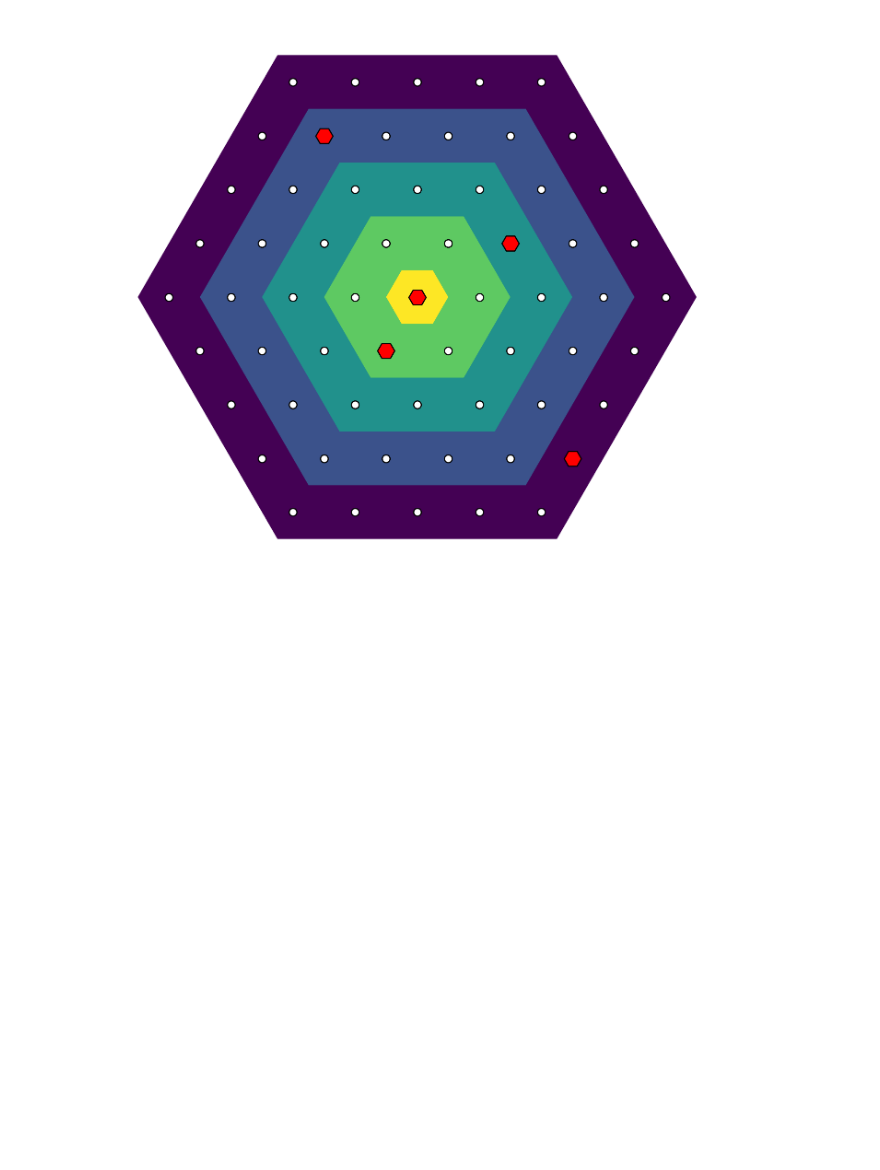
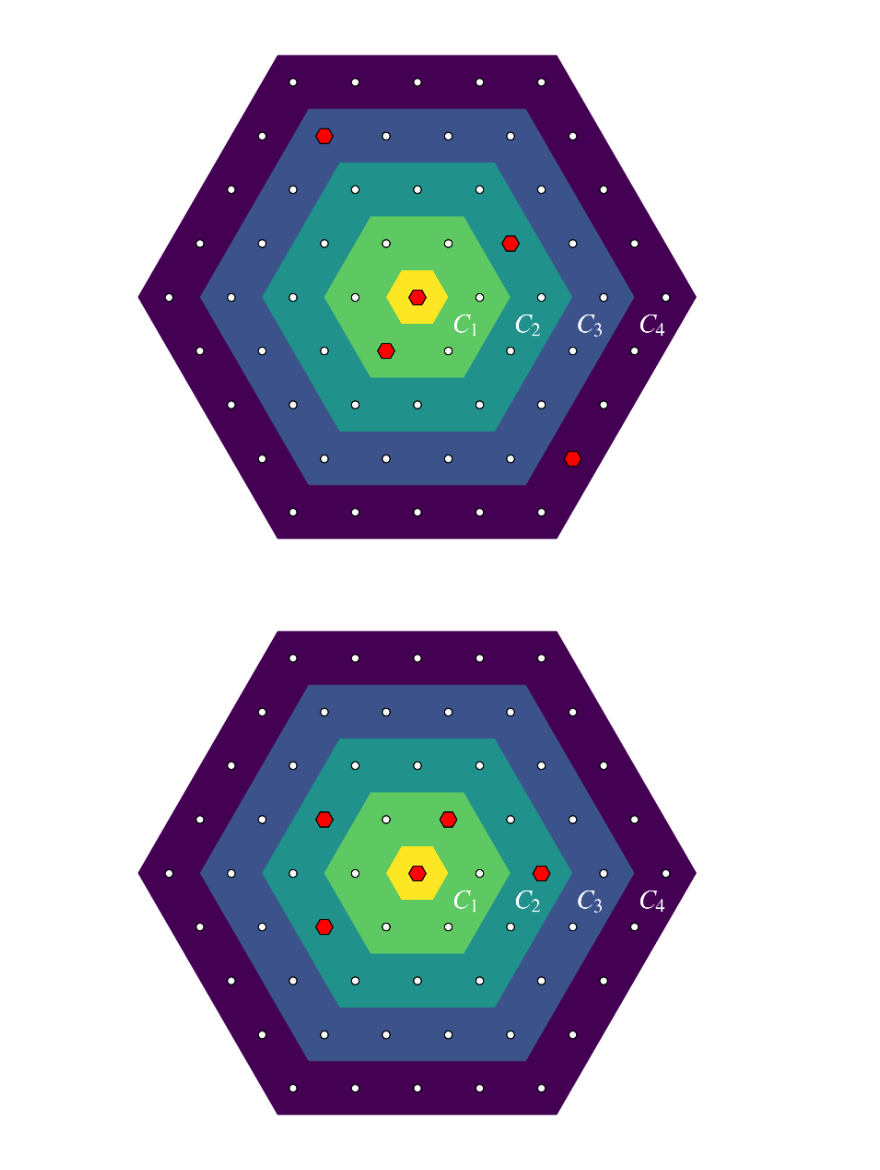
Before and after one commit to Quizznor/thesis-latex, a Jupyter notebook: scripts/plot_scripts/t3_trigger_modes/t3_trigger_modes.ipynb, the cells around one changed output. Saved outputs shown, nothing was run; the diff lists cells and outputs as text; code cells hidden in the pictures; blank space fills up the shorter version.

Commit message:
add t3 trigger modes plot

```diff
--- a/scripts/plot_scripts/t3_trigger_modes/t3_trigger_modes.ipynb
+++ b/scripts/plot_scripts/t3_trigger_modes/t3_trigger_modes.ipynb
@@ -83,5 +80,16 @@ def setup_plot(*highlights):
         x, y = points[0, h], points[1, h]
         ax.scatter(x, y, facecolor='r', marker='H', s=20, edgecolor='k', lw=0.3)
 
+    for crown in range(1, 5):
+        ax.text(
+            1500 * crown - 300,
+            -700,
+            f"$C_{crown}$",
+            horizontalalignment="center",
+            verticalalignment="center",
+            fontsize=7,
+            color="w"
+        )
+
     return ax, points
 # %% [output]
@@ -97,4 +105,8 @@ def setup_plot(*highlights):
 # %%
-ax, points = setup_plot(0, 5, 8, 25, 58)
+ax, points = setup_plot(0, 5, 8, 25, 58)    # horizontal mode
 # %% [output]
-[figure, old version]
+[figure, new version]
+# %%
+ax, points = setup_plot(0, 2, 7, 12, 14)    # vertical mode
+# %% [output]
+[figure, added]
```
Also changed, not shown: parts of 2 cells of this notebook, 3 other files.
